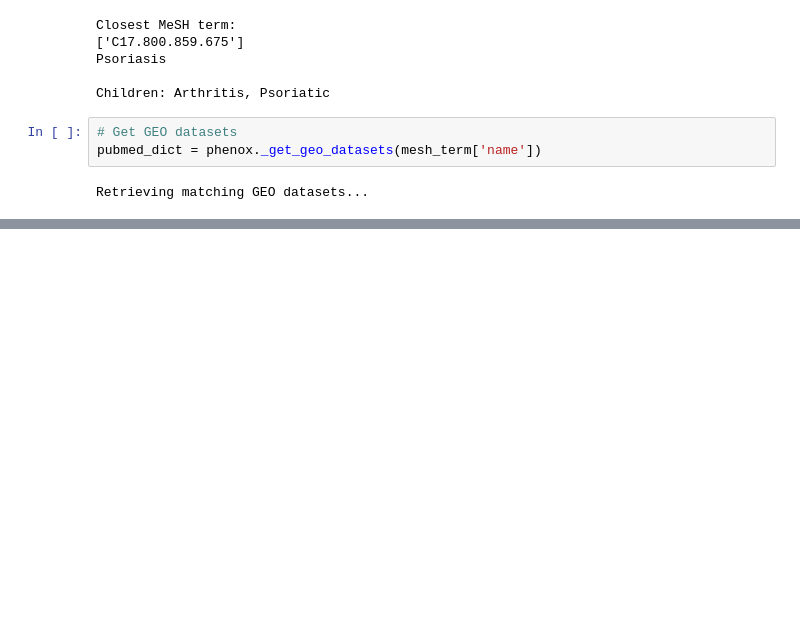
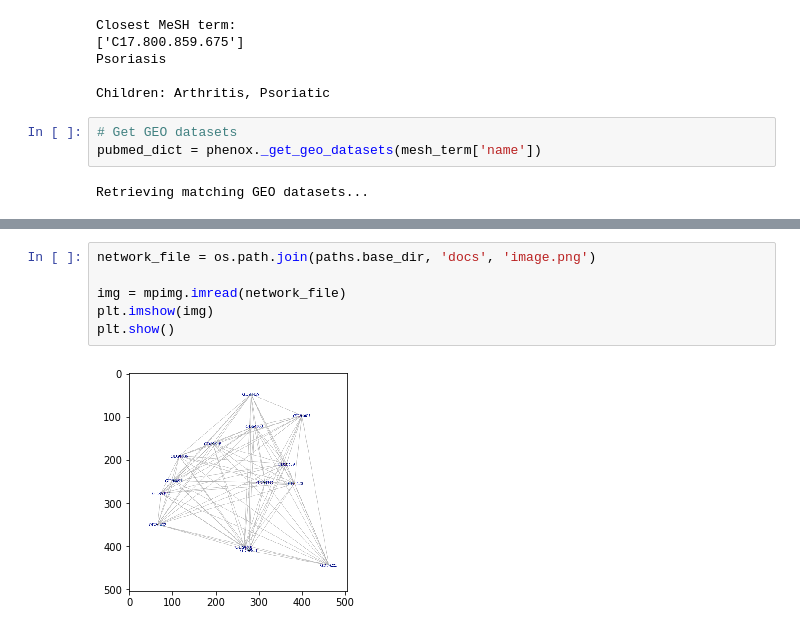
Before and after one commit to NCBI-Hackathons/phenotypeXpression, a Jupyter notebook: examples/example_pipeline.ipynb, the cells around one changed output, grey strips where cells are left out. Saved outputs shown, nothing was run; the diff lists cells and outputs as text; blank space fills up the shorter version.

```diff
--- a/examples/example_pipeline.ipynb
+++ b/examples/example_pipeline.ipynb
@@ -38 +61,9 @@ Retrieving matching PubMed abstracts...
 Wordcloud saved to /Users/lwang/git/phenotypeXpression/output/wordcloud.png
+# %%
+network_file = os.path.join(paths.base_dir, 'docs', 'image.png')
+
+img = mpimg.imread(network_file)
+plt.imshow(img)
+plt.show()
+# %% [output]
+[figure, added]
```
Also changed, not shown: parts of 3 cells of this notebook.
